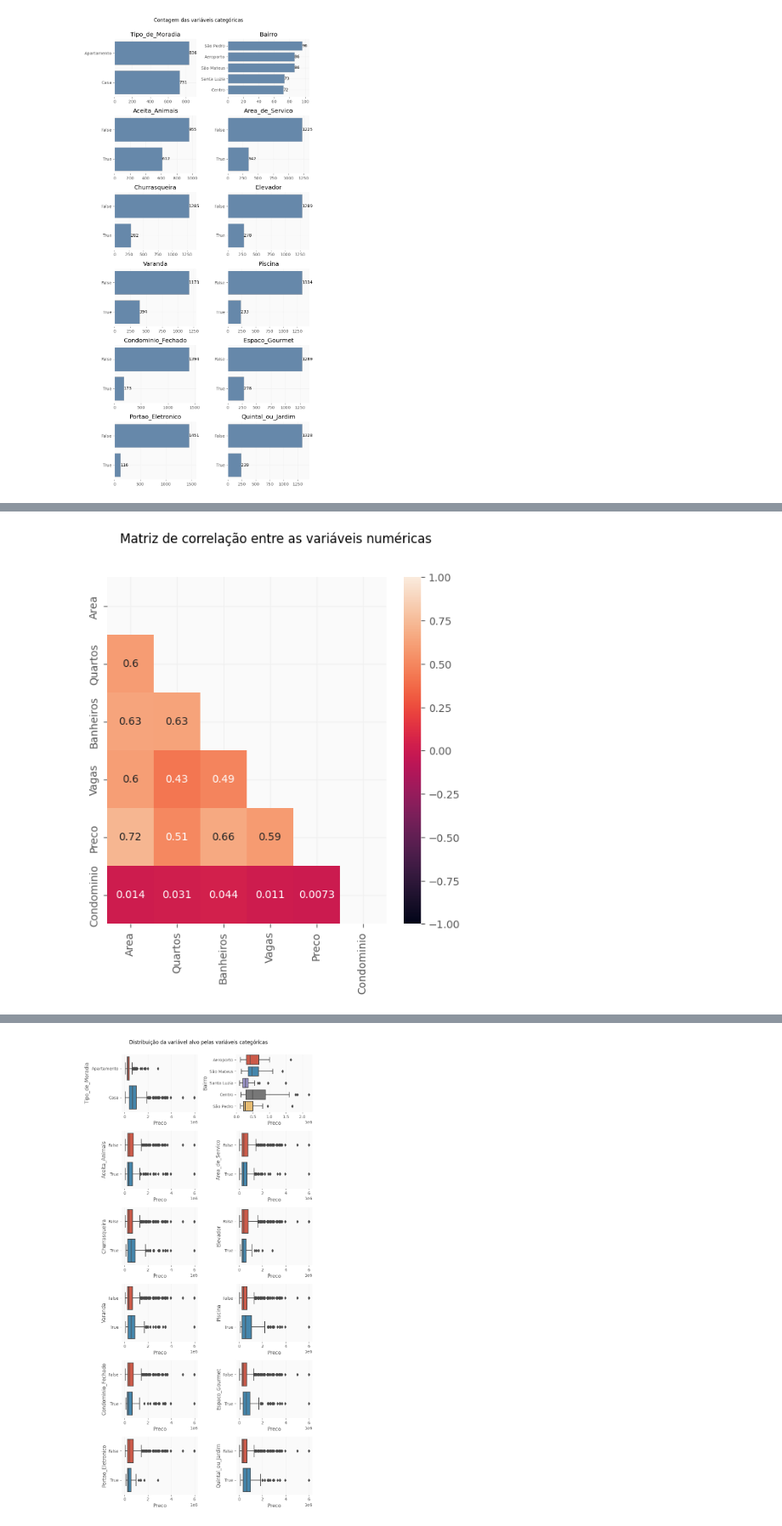
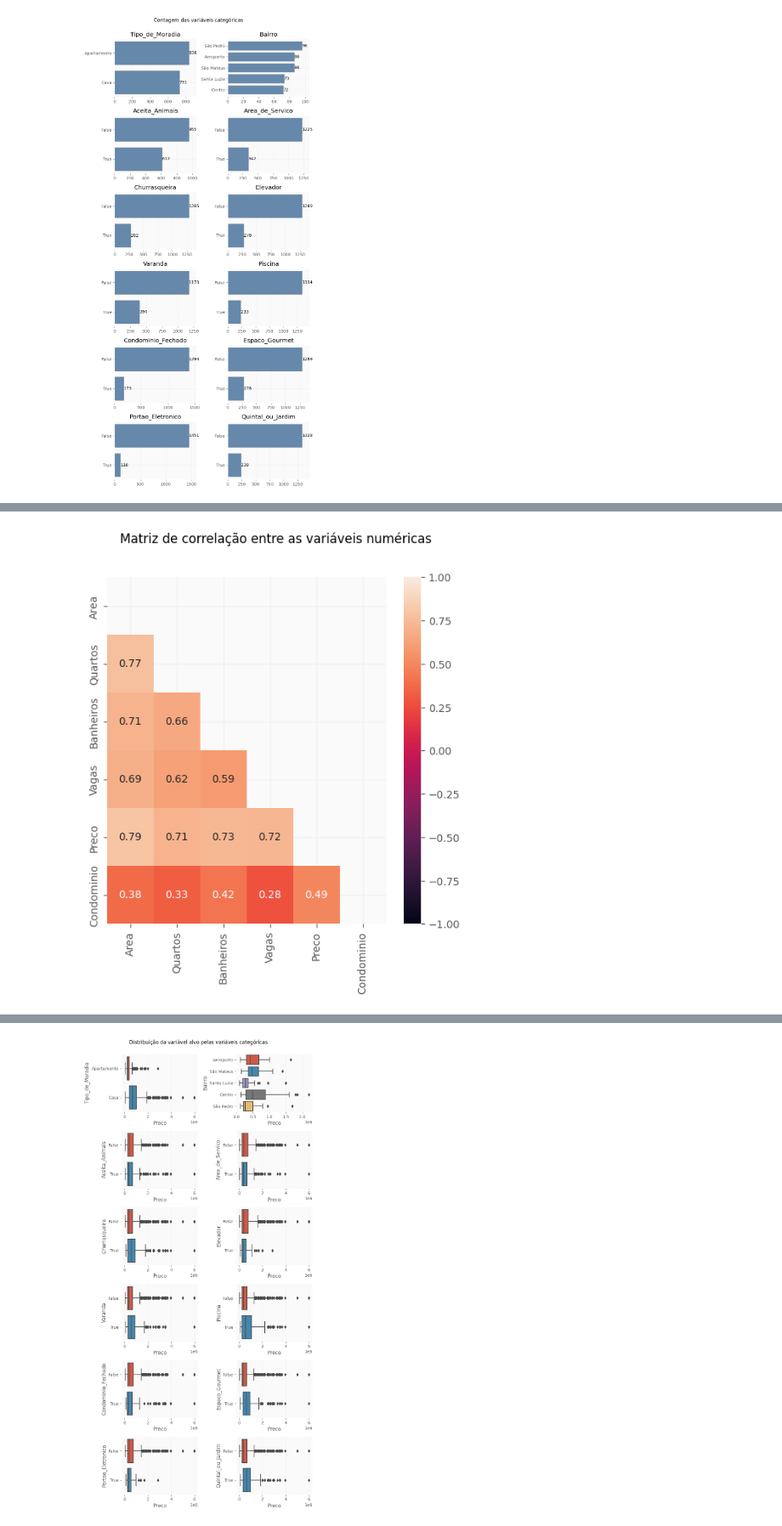
Before and after one commit to lcfdiniz/puc-rio, a Jupyter notebook: real-estate-market/real_estate_market.ipynb, the cells around one changed output, grey strips where cells are left out. Shown at 85% size. Cells and saved outputs as stored; diff of their text form; code cells hidden in the pictures.

Commit message:
:pencil: Analisando as visualizações

```diff
--- a/real-estate-market/real_estate_market.ipynb
+++ b/real-estate-market/real_estate_market.ipynb
@@ -423,6 +457,6 @@ g = sns.pairplot(df[num_vars])
 # %%
 plt.figure(figsize=(6,6))
 plt.suptitle("Matriz de correlação entre as variáveis numéricas")
-g = sns.heatmap(df[num_vars].corr(), vmin=-1, vmax=+1, annot=True, mask=np.triu(df[num_vars].corr()))
+g = sns.heatmap(df[num_vars].corr(method="spearman"), vmin=-1, vmax=+1, annot=True, mask=np.triu(df[num_vars].corr(method="spearman")))
 # %% [output]
-[figure, old version]
+[figure, new version]
```
Also changed, not shown: parts of 16 cells of this notebook.
